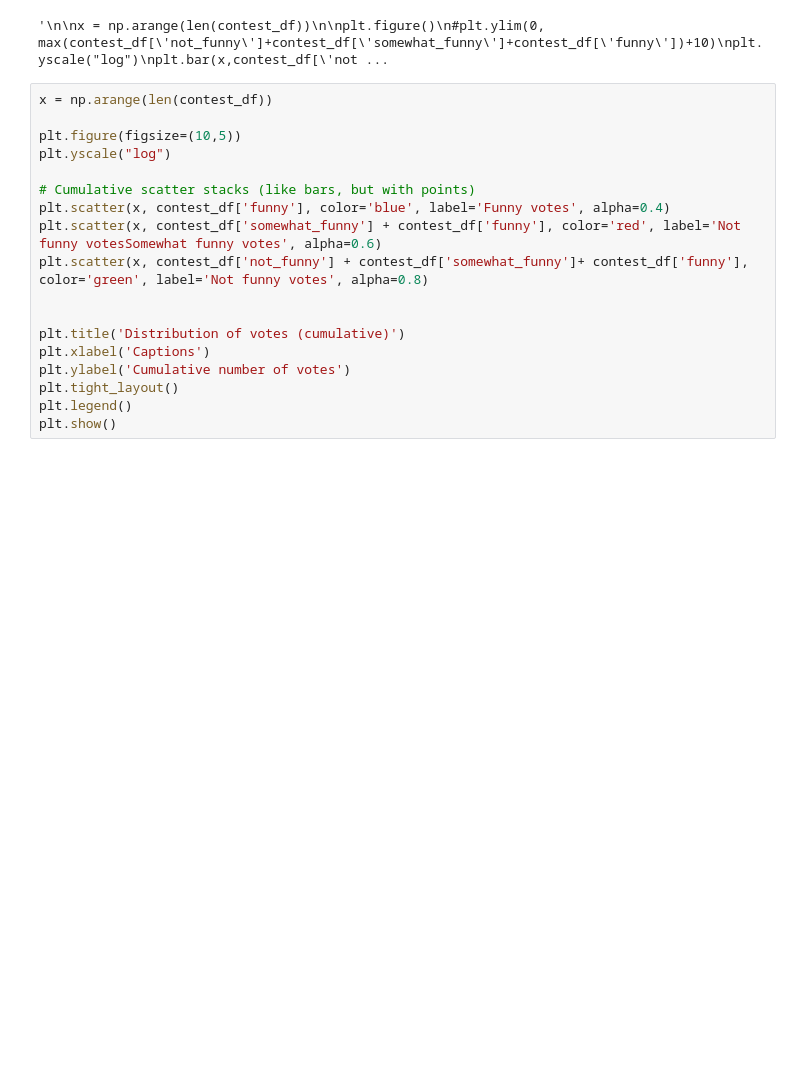
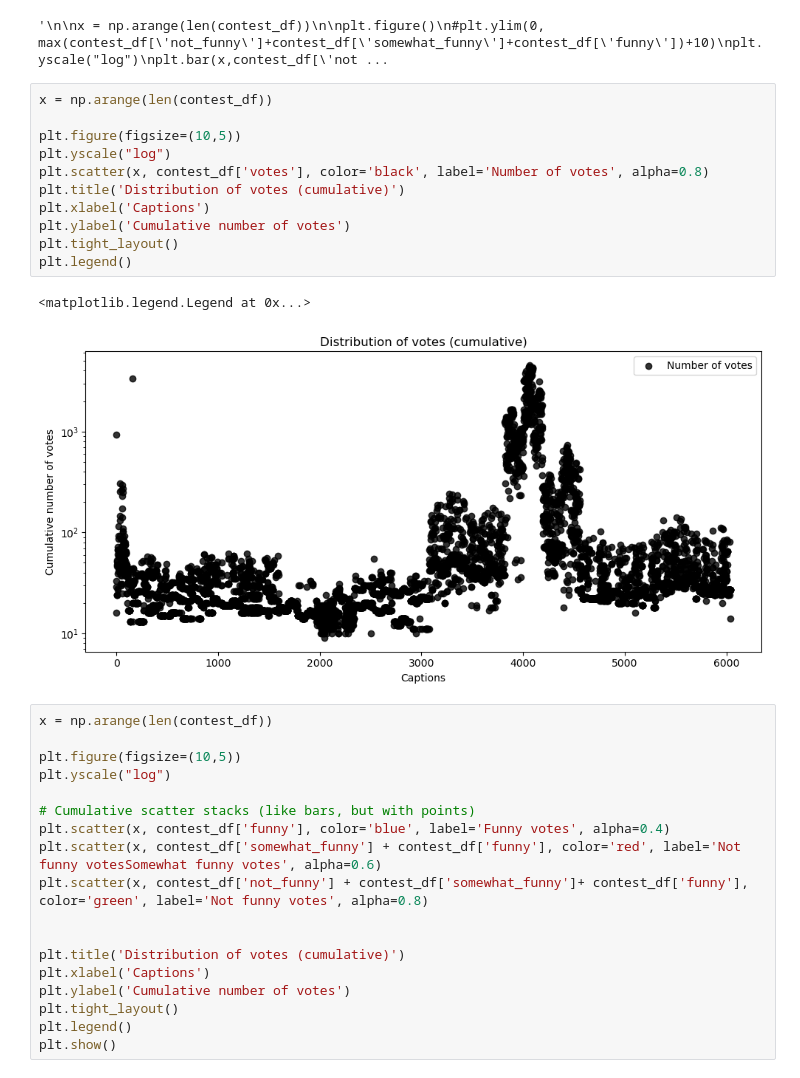
Before and after one commit to epfl-ada/ada-2025-project-json-derulo, a Jupyter notebook: src/Adrian/visualisation.ipynb, the cells around one changed output. Cells and saved outputs as stored; diff of their text form; blank space fills up the shorter version.

Commit message:
Added all contest visualisation

```diff
--- a/src/Adrian/visualisation.ipynb
+++ b/src/Adrian/visualisation.ipynb
@@ -75,6 +80,20 @@ plt.show()
 '''
 # %% [output]
 '\n\nx = np.arange(len(contest_df))\n\nplt.figure()\n#plt.ylim(0, max(contest_df[\'not_funny\']+contest_df[\'somewhat_funny\']+contest_df[\'funny\'])+10)\nplt.yscale("log")\nplt.bar(x,contest_df[\'not ...
+# %%
+x = np.arange(len(contest_df))
+
+plt.figure(figsize=(10,5))
+plt.yscale("log")
+plt.scatter(x, contest_df['votes'], color='black', label='Number of votes', alpha=0.8)
+plt.title('Distribution of votes (cumulative)')
+plt.xlabel('Captions')
+plt.ylabel('Cumulative number of votes')
+plt.tight_layout()
+plt.legend()
+# %% [output]
+<matplotlib.legend.Legend at 0x...>
+[figure, added]
 # %%
 x = np.arange(len(contest_df))
 
```
Also changed, not shown: parts of 5 cells of this notebook.
